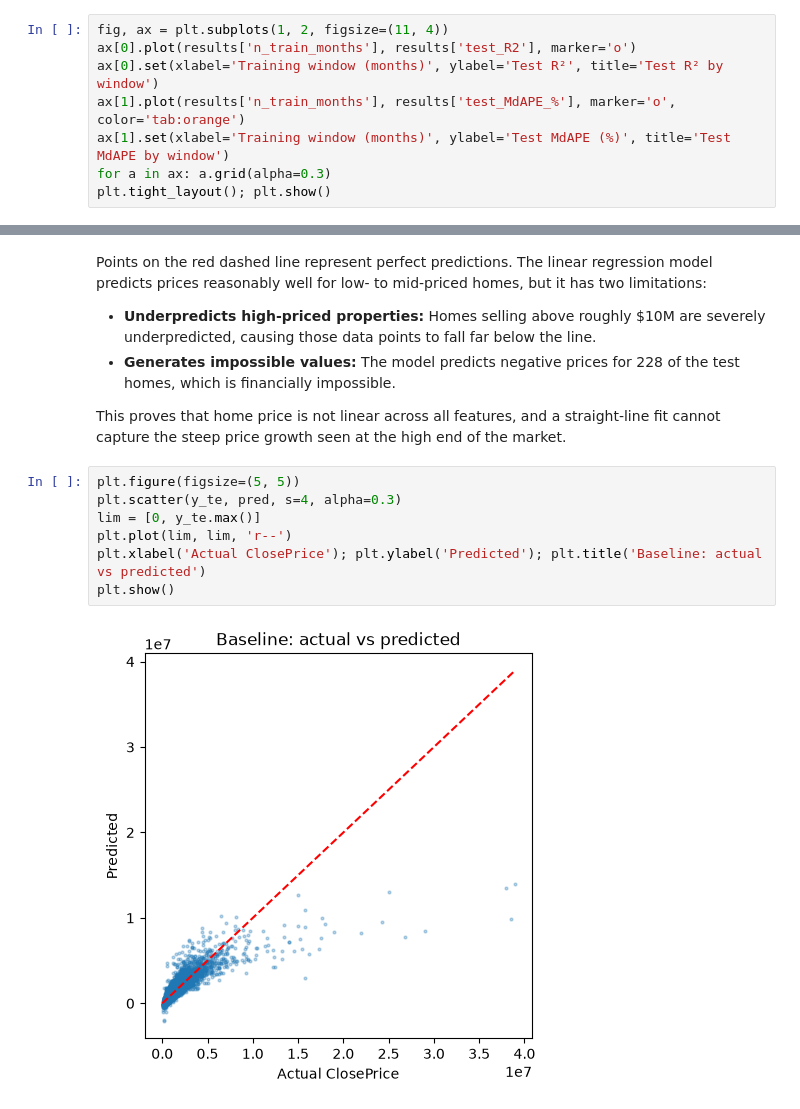
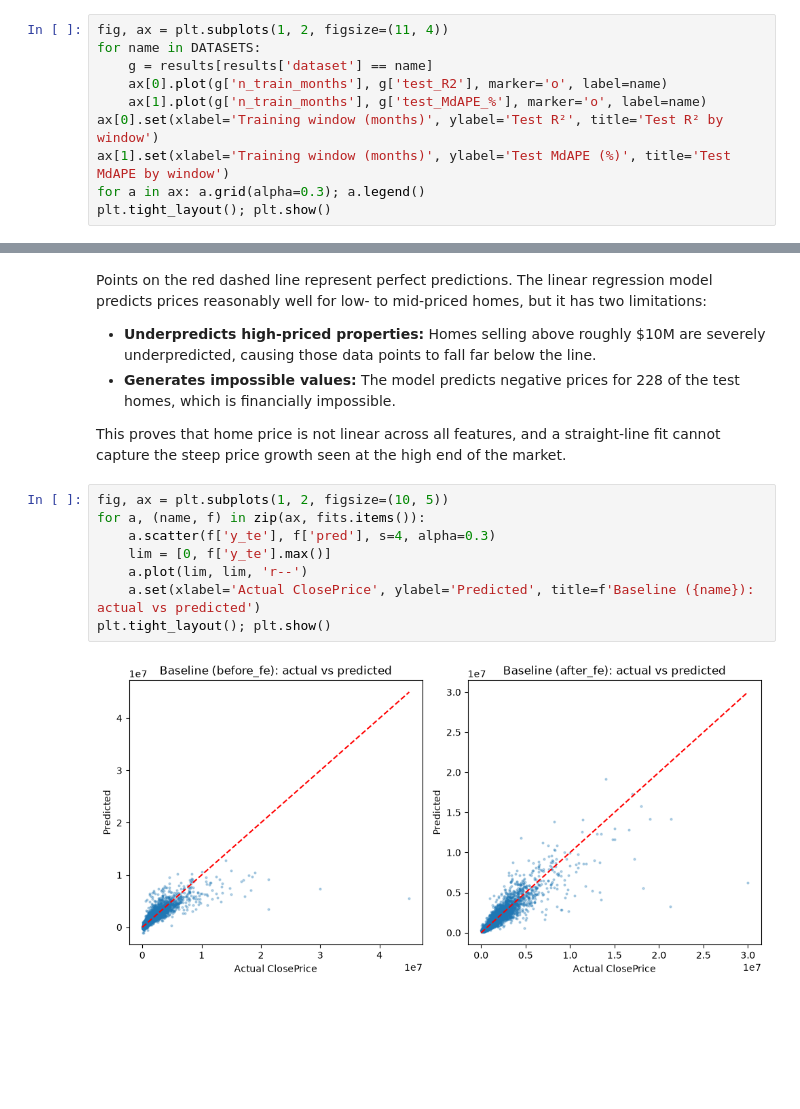
Before and after one commit to kanj0o/IDX-Exchange-Data-Science, a Jupyter notebook: 03_baseline_model.ipynb, the cells around one changed output, grey strips where cells are left out. Cells and saved outputs as stored; diff of their text form; blank space fills up the shorter version.

```diff
--- a/03_baseline_model.ipynb
+++ b/03_baseline_model.ipynb
@@ -56,9 +177,11 @@ results
 # %%
 fig, ax = plt.subplots(1, 2, figsize=(11, 4))
-ax[0].plot(results['n_train_months'], results['test_R2'], marker='o')
+for name in DATASETS:
+    g = results[results['dataset'] == name]
+    ax[0].plot(g['n_train_months'], g['test_R2'], marker='o', label=name)
+    ax[1].plot(g['n_train_months'], g['test_MdAPE_%'], marker='o', label=name)
 ax[0].set(xlabel='Training window (months)', ylabel='Test R²', title='Test R² by window')
-ax[1].plot(results['n_train_months'], results['test_MdAPE_%'], marker='o', color='tab:orange')
 ax[1].set(xlabel='Training window (months)', ylabel='Test MdAPE (%)', title='Test MdAPE by window')
-for a in ax: a.grid(alpha=0.3)
+for a in ax: a.grid(alpha=0.3); a.legend()
 plt.tight_layout(); plt.show()
 # %% [output]
@@ -80,11 +247,12 @@ Points on the red dashed line represent perfect predictions. The linear regressi
 
 This proves that home price is not linear across all features, and a straight-line fit cannot capture the steep price growth seen at the high end of the market.
 # %%
-plt.figure(figsize=(5, 5))
-plt.scatter(y_te, pred, s=4, alpha=0.3)
-lim = [0, y_te.max()]
-plt.plot(lim, lim, 'r--')
-plt.xlabel('Actual ClosePrice'); plt.ylabel('Predicted'); plt.title('Baseline: actual vs predicted')
-plt.show()
+fig, ax = plt.subplots(1, 2, figsize=(10, 5))
+for a, (name, f) in zip(ax, fits.items()):
+    a.scatter(f['y_te'], f['pred'], s=4, alpha=0.3)
+    lim = [0, f['y_te'].max()]
+    a.plot(lim, lim, 'r--')
+    a.set(xlabel='Actual ClosePrice', ylabel='Predicted', title=f'Baseline ({name}): actual vs predicted')
+plt.tight_layout(); plt.show()
 # %% [output]
-[figure, old version]
+[figure, new version]
```
Also changed, not shown: parts of 11 cells of this notebook, 2 other files.
